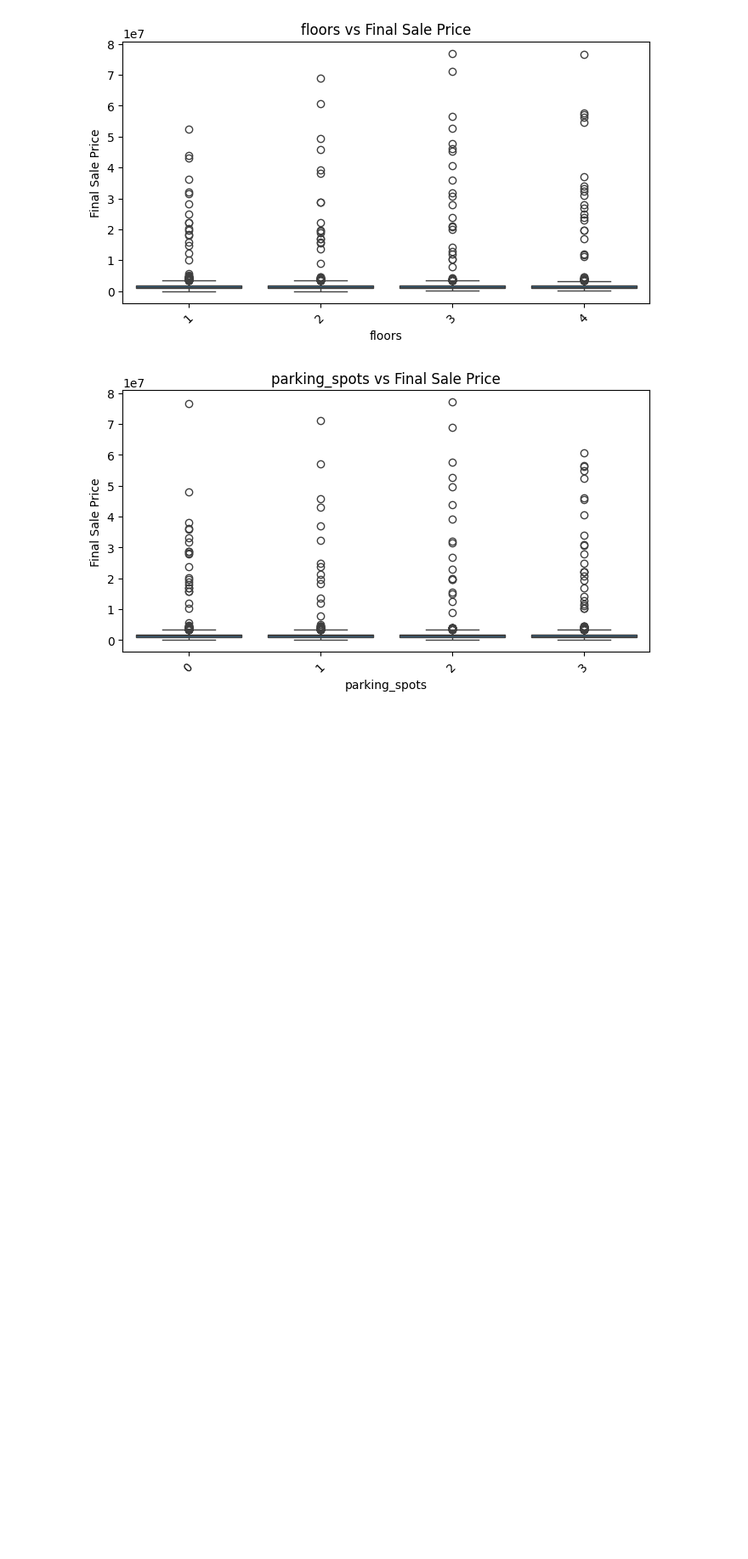
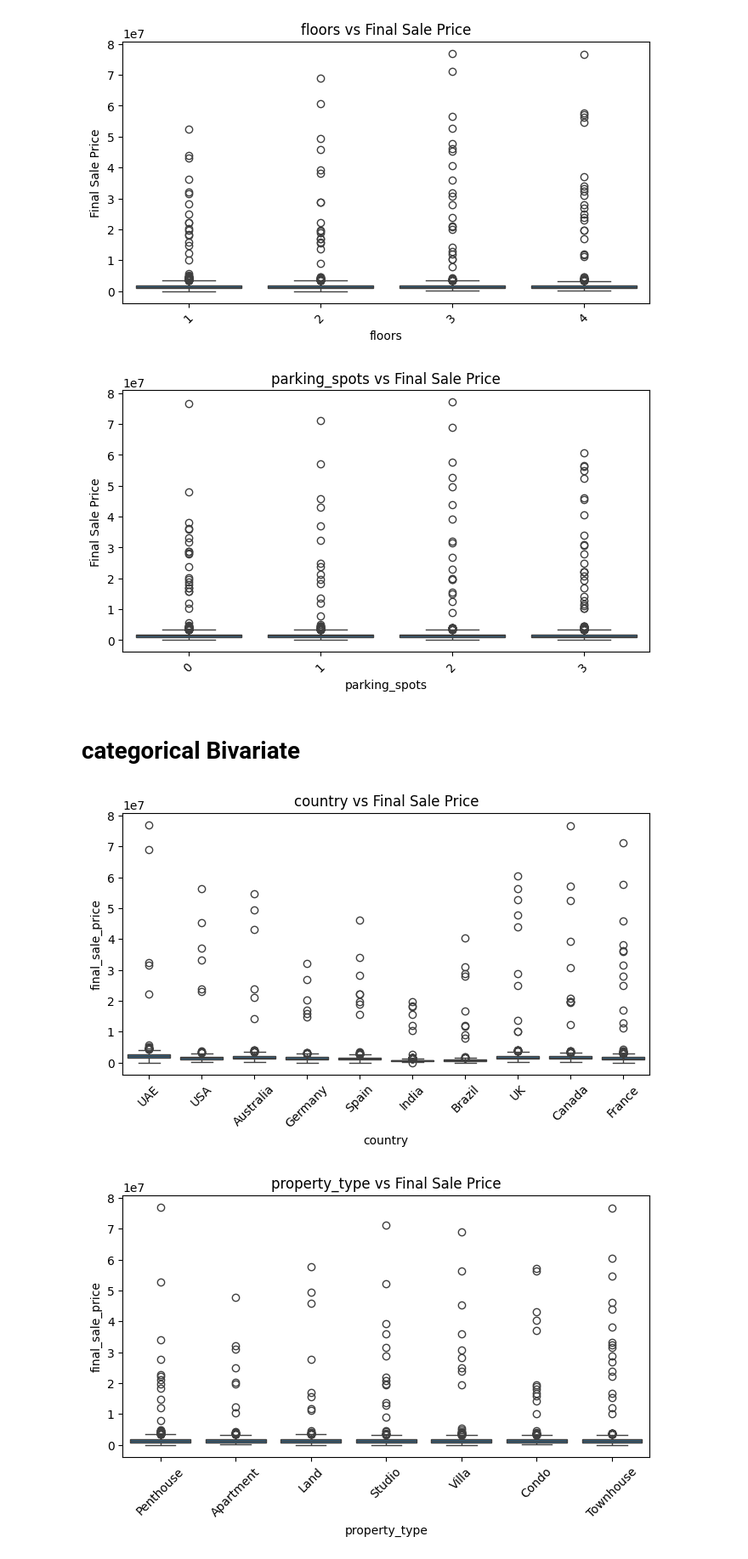
Before and after one commit to yashbhatt0508/regression-problem, a Jupyter notebook: advancedregression.ipynb, the cells around one changed output. Shown at 85% size. Cells and saved outputs as stored; diff of their text form; code cells hidden in the pictures; blank space fills up the shorter version.

```diff
--- a/advancedregression.ipynb
+++ b/advancedregression.ipynb
@@ -371,3 +371,30 @@ for col in other_col:
 [figure]
 [figure]
 [figure]
+# %% [markdown]
+# categorical Bivariate
+# %%
+cat_cols = [
+    "country",
+    "property_type",
+    "condition",
+    "currency"
+]
+
+sample = df.sample(10000, random_state=42)
+
+for col in cat_cols:
+    plt.figure(figsize=(8, 4))
+
+    sns.boxplot(
+        data=sample,
+        x=col,
+        y="final_sale_price"
+    )
+
+    plt.title(f"{col} vs Final Sale Price")
+    plt.xticks(rotation=45)
+    plt.show()
+# %% [output]
+[figure, added]
+[figure, added]
```
Also changed, not shown: parts of 7 cells of this notebook.
